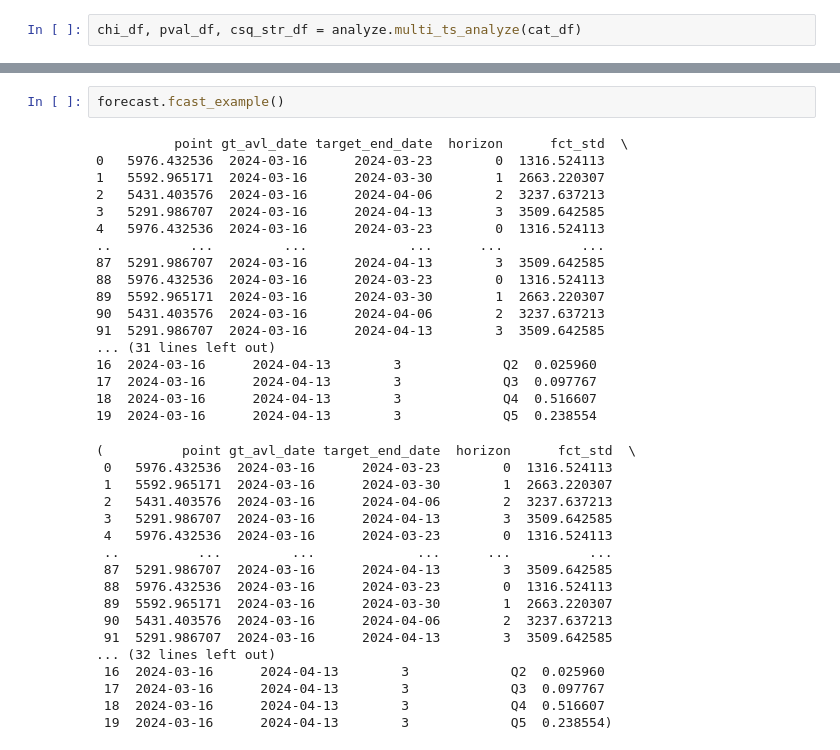
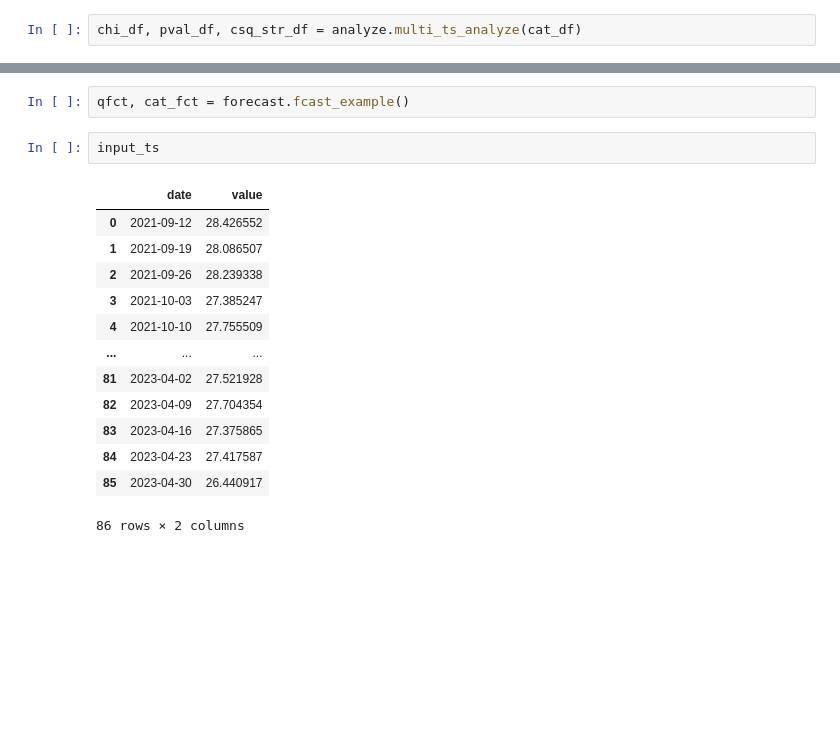
Before and after one commit to NSSAC/PEpiTA, a Jupyter notebook: workflow_notebook.ipynb, the cells around one changed output, grey strips where cells are left out. Saved outputs shown, nothing was run; the diff lists cells and outputs as text; blank space fills up the shorter version.

```diff
--- a/workflow_notebook.ipynb
+++ b/workflow_notebook.ipynb
@@ -206,38 +198,19 @@ visualize.multi_cat_csq(chi_df,csq_str_df)
 # %%
-forecast.fcast_example()
+qfct, cat_fct = forecast.fcast_example()
-# %% [output]
-          point gt_avl_date target_end_date  horizon      fct_std  \
-0   5976.432536  2024-03-16      2024-03-23        0  1316.524113
-1   5592.965171  2024-03-16      2024-03-30        1  2663.220307
-2   5431.403576  2024-03-16      2024-04-06        2  3237.637213
-3   5291.986707  2024-03-16      2024-04-13        3  3509.642585
-4   5976.432536  2024-03-16      2024-03-23        0  1316.524113
-..          ...         ...             ...      ...          ...
-87  5291.986707  2024-03-16      2024-04-13        3  3509.642585
-88  5976.432536  2024-03-16      2024-03-23        0  1316.524113
-89  5592.965171  2024-03-16      2024-03-30        1  2663.220307
-90  5431.403576  2024-03-16      2024-04-06        2  3237.637213
-91  5291.986707  2024-03-16      2024-04-13        3  3509.642585
-... (31 lines left out)
-16  2024-03-16      2024-04-13        3             Q2  0.025960
-17  2024-03-16      2024-04-13        3             Q3  0.097767
-18  2024-03-16      2024-04-13        3             Q4  0.516607
-19  2024-03-16      2024-04-13        3             Q5  0.238554
-(          point gt_avl_date target_end_date  horizon      fct_std  \
- 0   5976.432536  2024-03-16      2024-03-23        0  1316.524113
- 1   5592.965171  2024-03-16      2024-03-30        1  2663.220307
- 2   5431.403576  2024-03-16      2024-04-06        2  3237.637213
- 3   5291.986707  2024-03-16      2024-04-13        3  3509.642585
- 4   5976.432536  2024-03-16      2024-03-23        0  1316.524113
- ..          ...         ...             ...      ...          ...
- 87  5291.986707  2024-03-16      2024-04-13        3  3509.642585
- 88  5976.432536  2024-03-16      2024-03-23        0  1316.524113
- 89  5592.965171  2024-03-16      2024-03-30        1  2663.220307
- 90  5431.403576  2024-03-16      2024-04-06        2  3237.637213
- 91  5291.986707  2024-03-16      2024-04-13        3  3509.642585
-... (32 lines left out)
- 16  2024-03-16      2024-04-13        3             Q2  0.025960
- 17  2024-03-16      2024-04-13        3             Q3  0.097767
- 18  2024-03-16      2024-04-13        3             Q4  0.516607
- 19  2024-03-16      2024-04-13        3             Q5  0.238554)
+# %%
+input_ts
+# %% [output]
+|  | date | value |
+| 0 | 2021-09-12 | 28.426552 |
+| 1 | 2021-09-19 | 28.086507 |
+| 2 | 2021-09-26 | 28.239338 |
+| 3 | 2021-10-03 | 27.385247 |
+| 4 | 2021-10-10 | 27.755509 |
+| ... | ... | ... |
+| 81 | 2023-04-02 | 27.521928 |
+| 82 | 2023-04-09 | 27.704354 |
+| 83 | 2023-04-16 | 27.375865 |
+| 84 | 2023-04-23 | 27.417587 |
+| 85 | 2023-04-30 | 26.440917 |
+86 rows × 2 columns
 # %%
```
Also changed, not shown: parts of 9 cells of this notebook, 2 other files.
